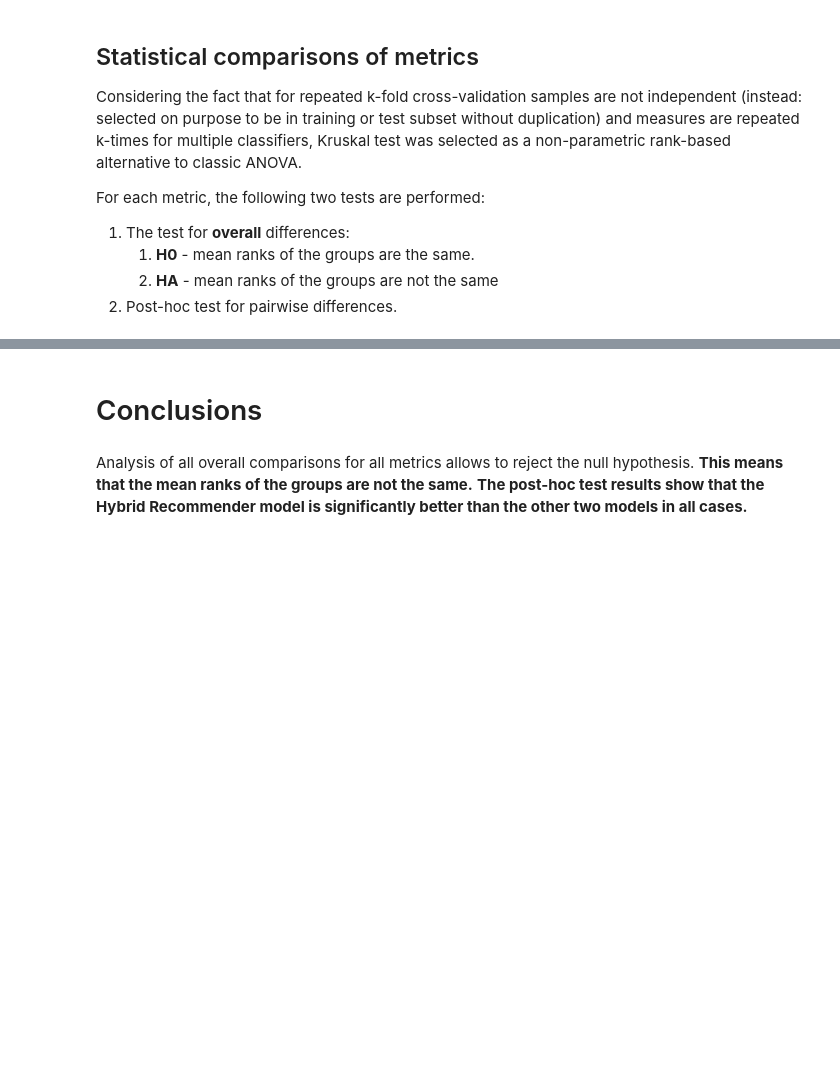
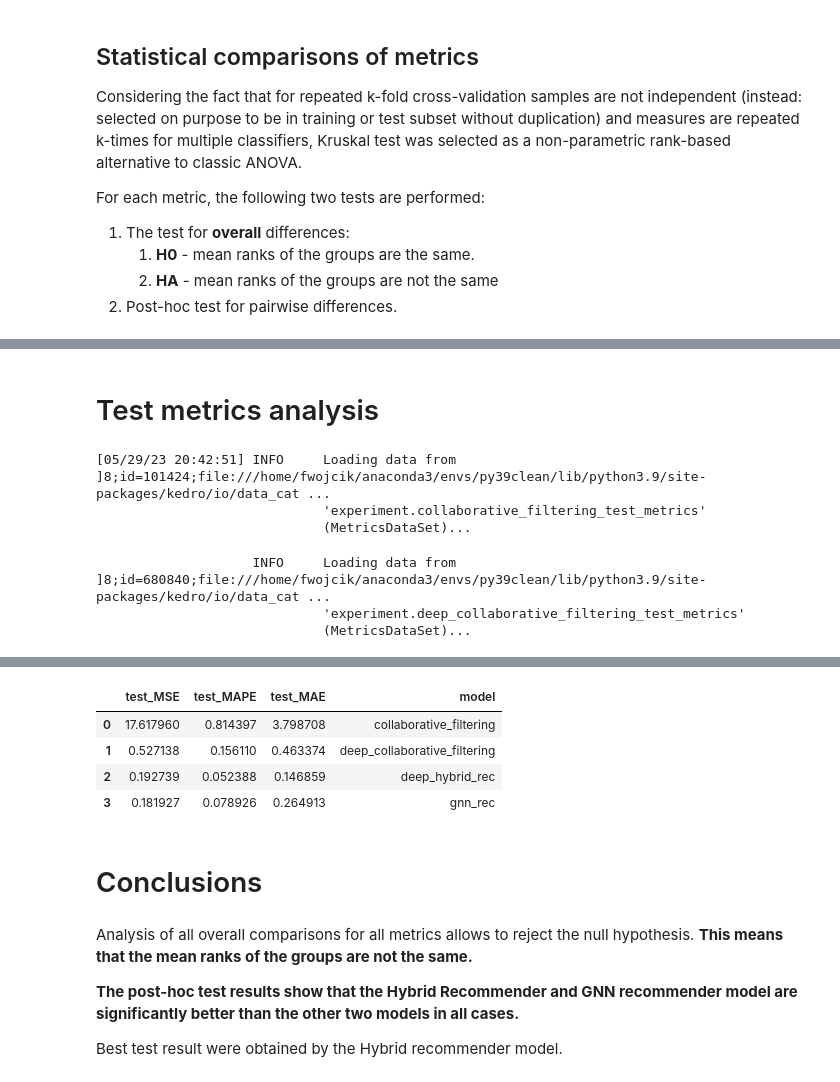
Before and after one commit to maddataanalyst/deep-hybrid-recommenders, a Jupyter notebook: notebooks/experiment_summary.ipynb, the cells around one changed output, grey strips where cells are left out. Cells and saved outputs as stored; diff of their text form; code cells hidden in the pictures; blank space fills up the shorter version.

```diff
--- a/notebooks/experiment_summary.ipynb
+++ b/notebooks/experiment_summary.ipynb
@@ -112,0 +152,21 @@ for metric, (overall_result, pairwise_result) in comparison_metrics.items():
+# %% [markdown]
+# Test metrics analysis
+# %%
+test_met_dicts = []
+for catalog_name in [met for met in catalog.list() if 'experiment.' in met and 'test' in met]:
+    _, metric = catalog_name.split(".")
+    model = metric.replace("_test_metrics", "")
+    met_dict = catalog.load(catalog_name)
+    met_dict['model'] = model
+
+    test_met_dicts.append(met_dict)
+
+test_mets_df = pd.DataFrame.from_records(test_met_dicts, index=list(range(len(test_met_dicts))))
+test_mets_df
+# %% [output]
+[05/29/23 20:42:51] INFO     Loading data from                                                  ]8;id=101424;file:///home/fwojcik/anaconda3/envs/py39clean/lib/python3.9/site-packages/kedro/io/data_cat ...
+                             'experiment.collaborative_filtering_test_metrics'
+                             (MetricsDataSet)...
+                    INFO     Loading data from                                                  ]8;id=680840;file:///home/fwojcik/anaconda3/envs/py39clean/lib/python3.9/site-packages/kedro/io/data_cat ...
+                             'experiment.deep_collaborative_filtering_test_metrics'
+                             (MetricsDataSet)...
@@ -113,5 +177,14 @@ for metric, (overall_result, pairwise_result) in comparison_metrics.items():
+|  | test_MSE | test_MAPE | test_MAE | model |
+| 0 | 17.617960 | 0.814397 | 3.798708 | collaborative_filtering |
+| 1 | 0.527138 | 0.156110 | 0.463374 | deep_collaborative_filtering |
+| 2 | 0.192739 | 0.052388 | 0.146859 | deep_hybrid_rec |
+| 3 | 0.181927 | 0.078926 | 0.264913 | gnn_rec |
 # %% [markdown]
 # Conclusions
 # %% [markdown]
-Analysis of all overall comparisons for all metrics allows to reject the null hypothesis. **This means that the mean ranks of the groups are not the same.**
-**The post-hoc test results show that the Hybrid Recommender model is significantly better than the other two models in all cases.**
+Analysis of all overall comparisons for all metrics allows to reject the null hypothesis.
+**This means that the mean ranks of the groups are not the same.**
+
+**The post-hoc test results show that the Hybrid Recommender and GNN recommender model are significantly better than the other two models in all cases.**
+
+Best test result were obtained by the Hybrid recommender model.
```
Also changed, not shown: parts of 10 cells of this notebook, 12 other files.
